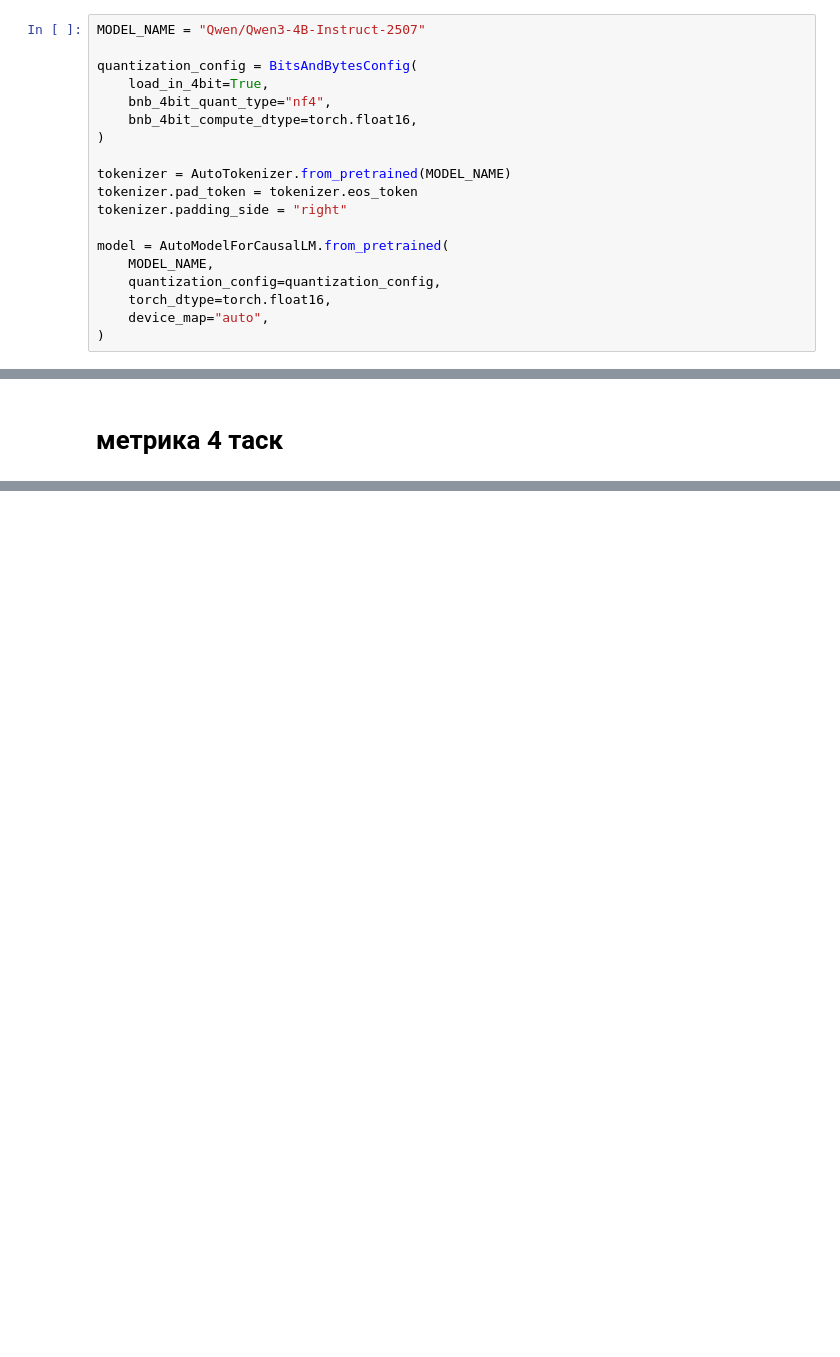
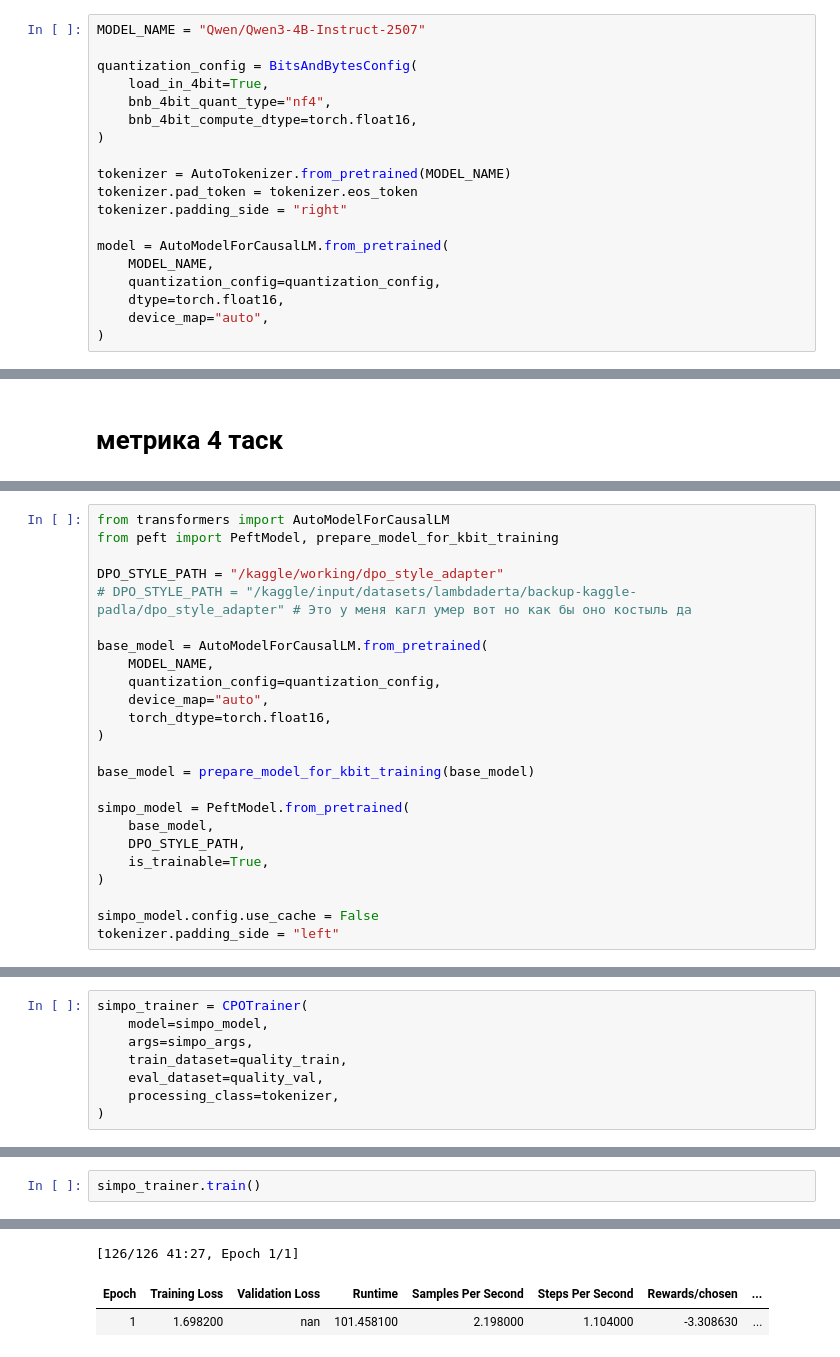
Before and after one commit to Lambdaderta/cu-red-stepa-ai, a Jupyter notebook: cu_red_task.ipynb, the cells around one changed output, grey strips where cells are left out. Drawn from its saved outputs; the diff is of its cells as text; blank space fills up the shorter version.

```diff
--- a/cu_red_task.ipynb
+++ b/cu_red_task.ipynb
@@ -77,7 +60,7 @@ tokenizer.padding_side = "right"
 model = AutoModelForCausalLM.from_pretrained(
     MODEL_NAME,
     quantization_config=quantization_config,
-    torch_dtype=torch.float16,
+    dtype=torch.float16,
     device_map="auto",
 )
 # %% [output]
@@ -1045,0 +922,24 @@ DPO quality mean margin: 1.5127040123939515
+# %%
+from transformers import AutoModelForCausalLM
+from peft import PeftModel, prepare_model_for_kbit_training
+
+DPO_STYLE_PATH = "/kaggle/working/dpo_style_adapter"
+# DPO_STYLE_PATH = "/kaggle/input/datasets/lambdaderta/backup-kaggle-padla/dpo_style_adapter" # Это у меня кагл умер вот но как бы оно костыль да
+
+base_model = AutoModelForCausalLM.from_pretrained(
+    MODEL_NAME,
+    quantization_config=quantization_config,
+    device_map="auto",
+    torch_dtype=torch.float16,
+)
+
+base_model = prepare_model_for_kbit_training(base_model)
+
+simpo_model = PeftModel.from_pretrained(
+    base_model,
+    DPO_STYLE_PATH,
+    is_trainable=True,
+)
+
+simpo_model.config.use_cache = False
+tokenizer.padding_side = "left"
@@ -1045,0 +984,8 @@ DPO quality mean margin: 1.5127040123939515
+# %%
+simpo_trainer = CPOTrainer(
+    model=simpo_model,
+    args=simpo_args,
+    train_dataset=quality_train,
+    eval_dataset=quality_val,
+    processing_class=tokenizer,
+)
@@ -1045,0 +994,3 @@ DPO quality mean margin: 1.5127040123939515
+# %%
+simpo_trainer.train()
+# %% [output]
@@ -1045,0 +998,3 @@ DPO quality mean margin: 1.5127040123939515
+[126/126 41:27, Epoch 1/1]
+| Epoch | Training Loss | Validation Loss | Runtime | Samples Per Second | Steps Per Second | Rewards/chosen | ... |
+| 1 | 1.698200 | nan | 101.458100 | 2.198000 | 1.104000 | -3.308630 | ... |
```
Also changed, not shown: parts of 41 cells of this notebook.
